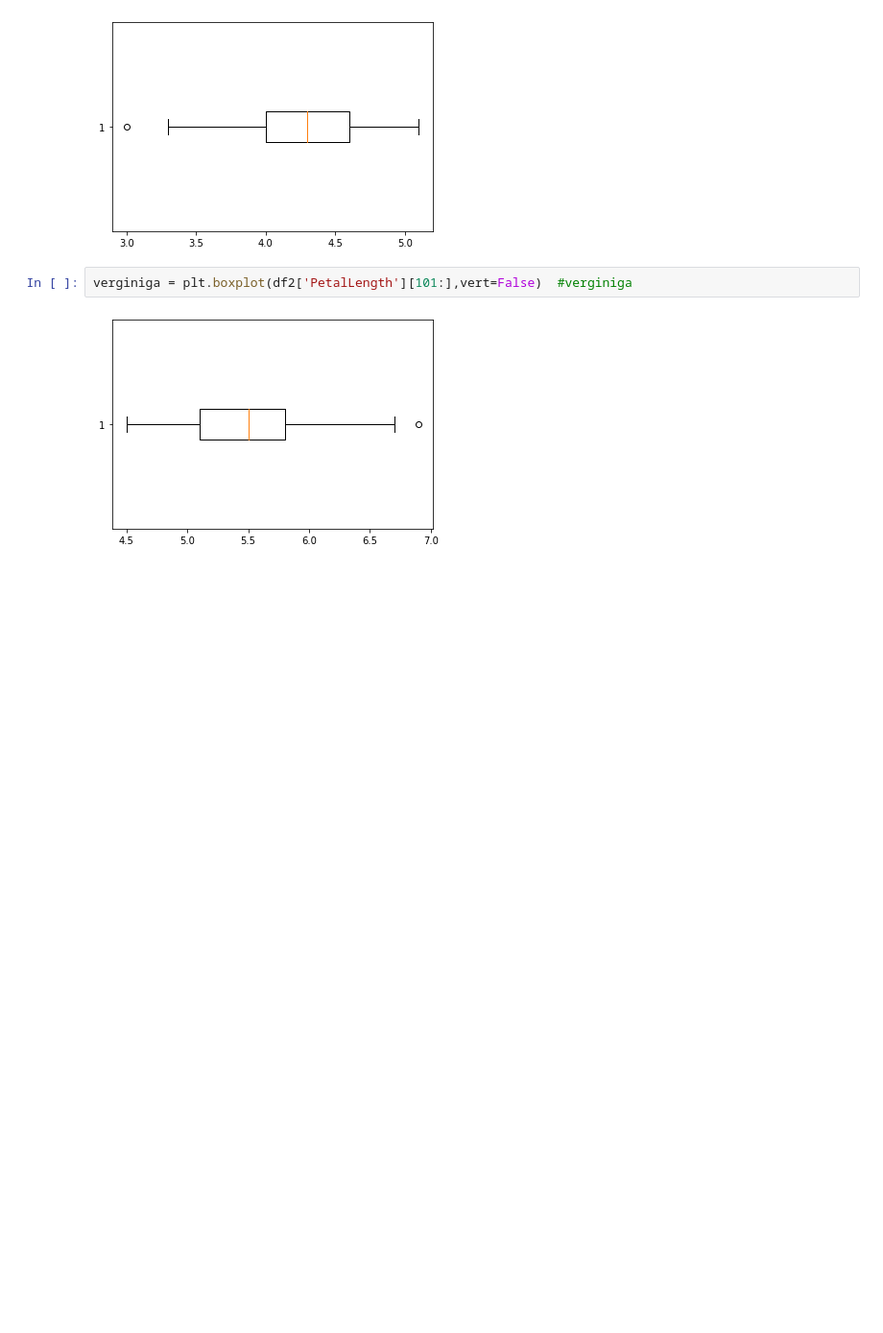
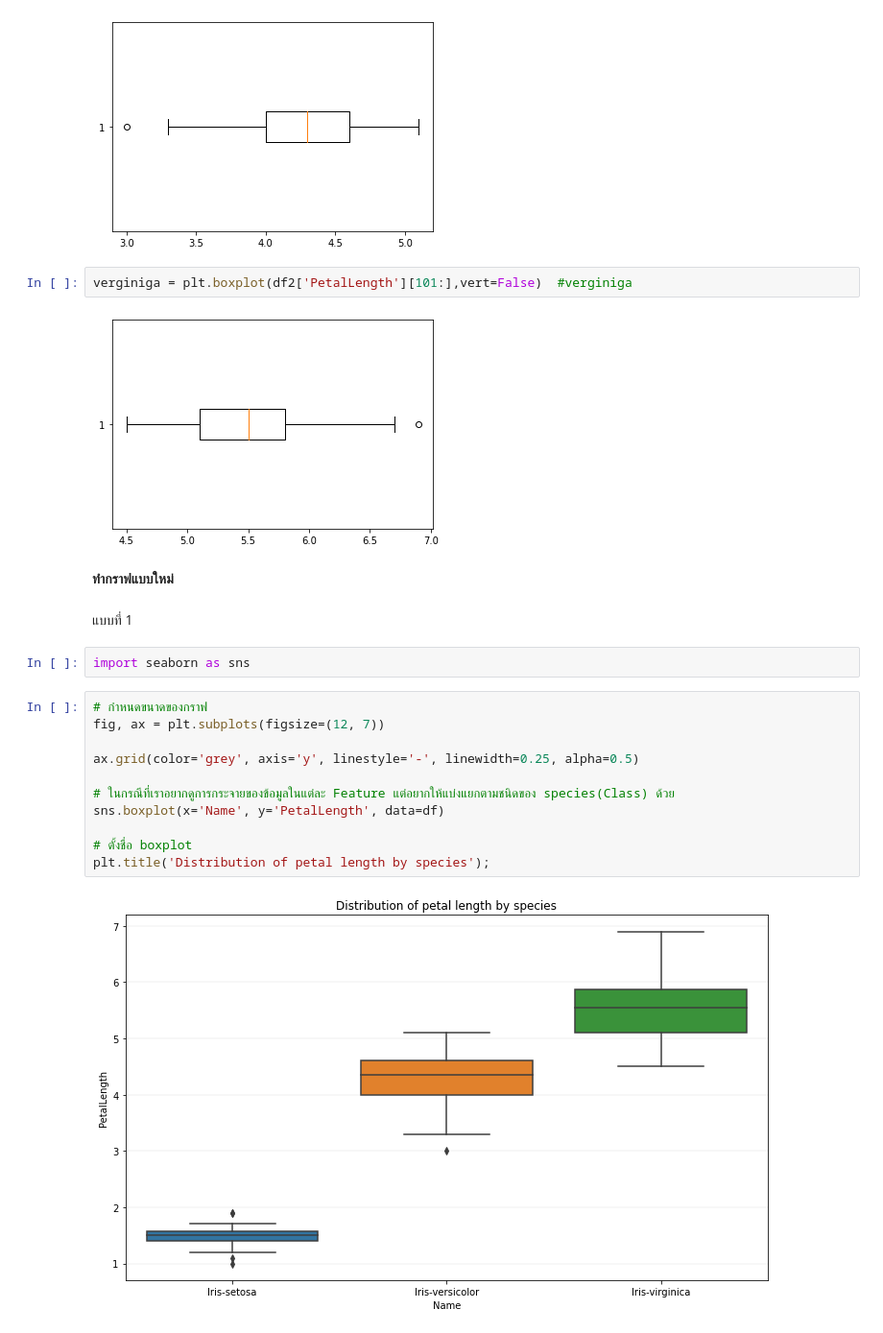
Before and after one commit to nualpair/data_viz_2022, a Jupyter notebook: DataViz02_Data_Distribution_.ipynb, the cells around one changed output. Shown at 96% size. Cells and saved outputs as stored; diff of their text form; blank space fills up the shorter version.

Commit message:
เฉลย quiz และ violin plot

```diff
--- a/DataViz02_Data_Distribution_.ipynb
+++ b/DataViz02_Data_Distribution_.ipynb
@@ -370,3 +418,22 @@ versicolor = plt.boxplot(df2['PetalLength'][51:100],vert=False)  #ดอกท
 verginiga = plt.boxplot(df2['PetalLength'][101:],vert=False)  #verginiga
 # %% [output]
 [figure]
+# %% [markdown]
+**ทำกราฟแบบใหม่**
+# %% [markdown]
+แบบที่ 1
+# %%
+import seaborn as sns
+# %%
+# กำหนดขนาดของกราฟ
+fig, ax = plt.subplots(figsize=(12, 7))
+
+ax.grid(color='grey', axis='y', linestyle='-', linewidth=0.25, alpha=0.5)
+
+# ในกรณีที่เราอยากดูการกระจายของข้อมูลในแต่ละ Feature แต่อยากให้แบ่งแยกตามชนิดของ species(Class) ด้วย
+sns.boxplot(x='Name', y='PetalLength', data=df)
+
+# ตั้งชื่อ boxplot
+plt.title('Distribution of petal length by species');
+# %% [output]
+[figure, added]
```
Also changed, not shown: parts of 21 cells of this notebook.
